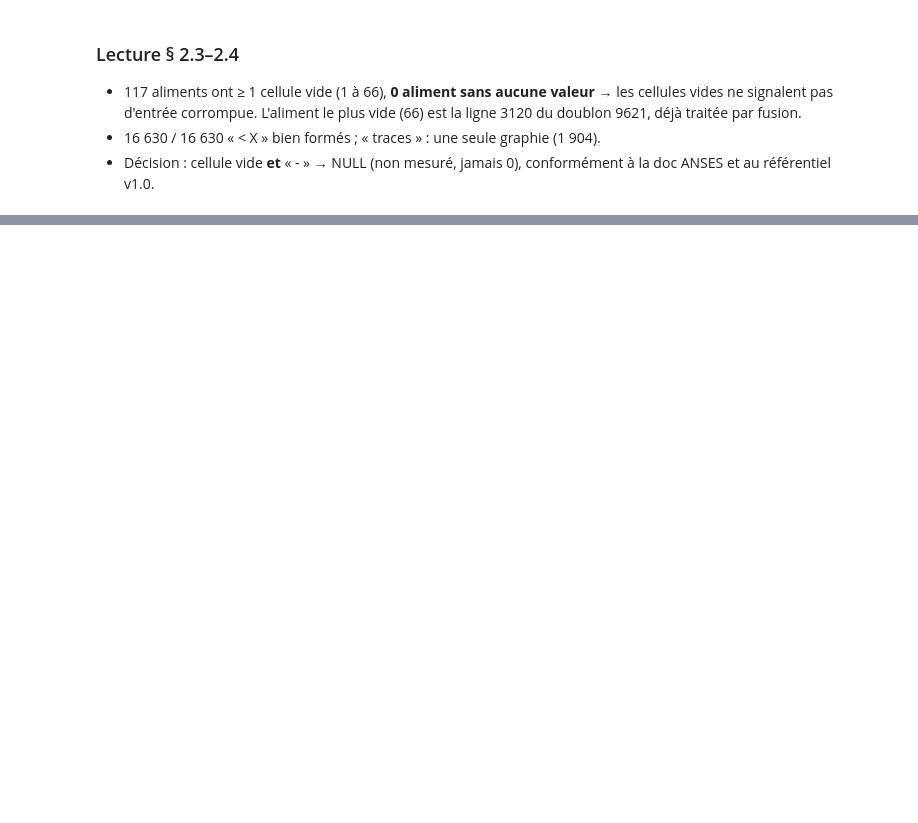
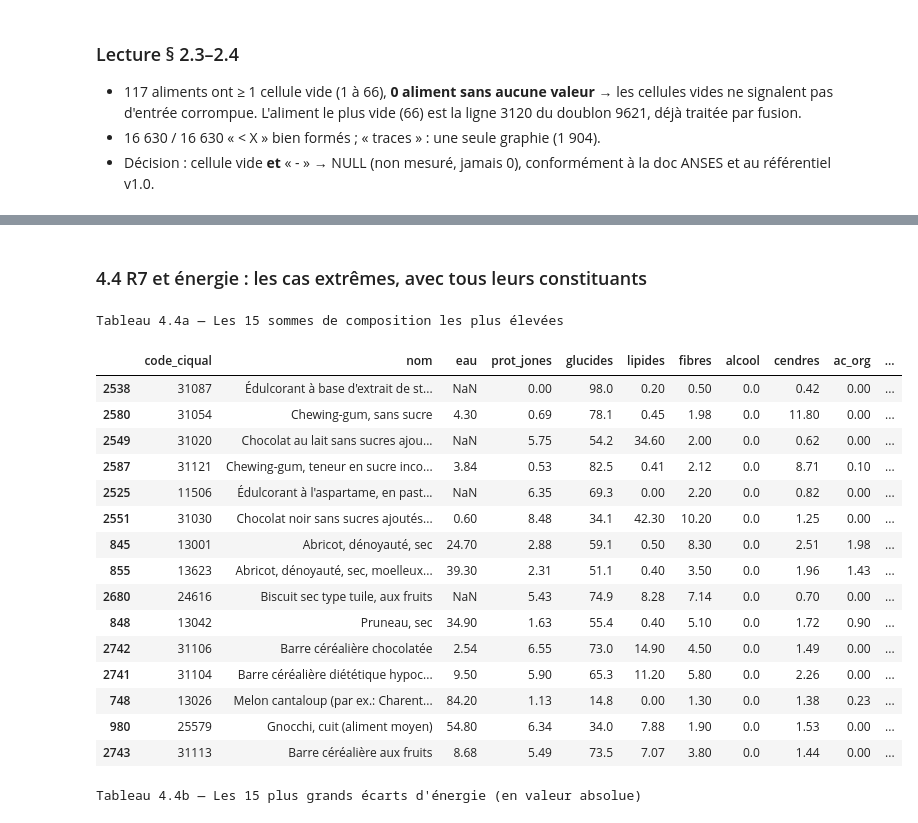
Before and after one commit to SalomeSouque/alimendo_data_science, a Jupyter notebook: 03_ciqual_cleaning.ipynb, the cells around one changed output, grey strips where cells are left out. Saved outputs shown, nothing was run; the diff lists cells and outputs as text; code cells hidden in the pictures; blank space fills up the shorter version.

```diff
--- a/03_ciqual_cleaning.ipynb
+++ b/03_ciqual_cleaning.ipynb
@@ -315,0 +957,36 @@ display(traces.value_counts().rename("n").to_frame())
+# %% [markdown]
+### 4.4 R7 et énergie : les cas extrêmes, avec tous leurs constituants
+# %%
+# Une seule vue pour les deux contrôles : on voit si les extrêmes de R7 sont aussi des extrêmes d'énergie.
+vue_composition = pd.DataFrame({
+    "code_ciqual": aliments["code_ciqual"], "nom": aliments["nom"].str[:45],
+    "eau": col("eau (g"), "prot_jones": col("protéines, n x facteur de jones"), "glucides": glucides,
+    "lipides": lipides, "fibres": fibres, "alcool": col("alcool"), "cendres": col("cendres"),
+    "ac_org": col("acides organiques"), "polyols": col("polyols"),
+    "somme": composition,
+    "kcal_declare": energie_declaree, "kcal_recalcule": energie_calculee,
+    "ecart_kcal_%": ecart_energie_pct.reindex(aliments.index),
+})
+print("Tableau 4.4a — Les 15 sommes de composition les plus élevées")
+display(vue_composition.nlargest(15, "somme").round(2))
+print("Tableau 4.4b — Les 15 plus grands écarts d'énergie (en valeur absolue)")
+display(vue_composition.loc[vue_composition["ecart_kcal_%"].abs().nlargest(15).index].round(2))
+# %% [output]
+Tableau 4.4a — Les 15 sommes de composition les plus élevées
+|  | code_ciqual | nom | eau | prot_jones | glucides | lipides | fibres | alcool | cendres | ac_org | ... |
+| 2538 | 31087 | Édulcorant à base d'extrait de st... | NaN | 0.00 | 98.0 | 0.20 | 0.50 | 0.0 | 0.42 | 0.00 | ... |
+| 2580 | 31054 | Chewing-gum, sans sucre | 4.30 | 0.69 | 78.1 | 0.45 | 1.98 | 0.0 | 11.80 | 0.00 | ... |
+| 2549 | 31020 | Chocolat au lait sans sucres ajou... | NaN | 5.75 | 54.2 | 34.60 | 2.00 | 0.0 | 0.62 | 0.00 | ... |
+| 2587 | 31121 | Chewing-gum, teneur en sucre inco... | 3.84 | 0.53 | 82.5 | 0.41 | 2.12 | 0.0 | 8.71 | 0.10 | ... |
+| 2525 | 11506 | Édulcorant à l'aspartame, en past... | NaN | 6.35 | 69.3 | 0.00 | 2.20 | 0.0 | 0.82 | 0.00 | ... |
+| 2551 | 31030 | Chocolat noir sans sucres ajoutés... | 0.60 | 8.48 | 34.1 | 42.30 | 10.20 | 0.0 | 1.25 | 0.00 | ... |
+| 845 | 13001 | Abricot, dénoyauté, sec | 24.70 | 2.88 | 59.1 | 0.50 | 8.30 | 0.0 | 2.51 | 1.98 | ... |
+| 855 | 13623 | Abricot, dénoyauté, sec, moelleux... | 39.30 | 2.31 | 51.1 | 0.40 | 3.50 | 0.0 | 1.96 | 1.43 | ... |
+| 2680 | 24616 | Biscuit sec type tuile, aux fruits | NaN | 5.43 | 74.9 | 8.28 | 7.14 | 0.0 | 0.70 | 0.00 | ... |
+| 848 | 13042 | Pruneau, sec | 34.90 | 1.63 | 55.4 | 0.40 | 5.10 | 0.0 | 1.72 | 0.90 | ... |
+| 2742 | 31106 | Barre céréalière chocolatée | 2.54 | 6.55 | 73.0 | 14.90 | 4.50 | 0.0 | 1.49 | 0.00 | ... |
+| 2741 | 31104 | Barre céréalière diététique hypoc... | 9.50 | 5.90 | 65.3 | 11.20 | 5.80 | 0.0 | 2.26 | 0.00 | ... |
+| 748 | 13026 | Melon cantaloup (par ex.: Charent... | 84.20 | 1.13 | 14.8 | 0.00 | 1.30 | 0.0 | 1.38 | 0.23 | ... |
+| 980 | 25579 | Gnocchi, cuit (aliment moyen) | 54.80 | 6.34 | 34.0 | 7.88 | 1.90 | 0.0 | 1.53 | 0.00 | ... |
+| 2743 | 31113 | Barre céréalière aux fruits | 8.68 | 5.49 | 73.5 | 7.07 | 3.80 | 0.0 | 1.44 | 0.00 | ... |
+Tableau 4.4b — Les 15 plus grands écarts d'énergie (en valeur absolue)
```
Also changed, not shown: parts of 37 cells of this notebook.
